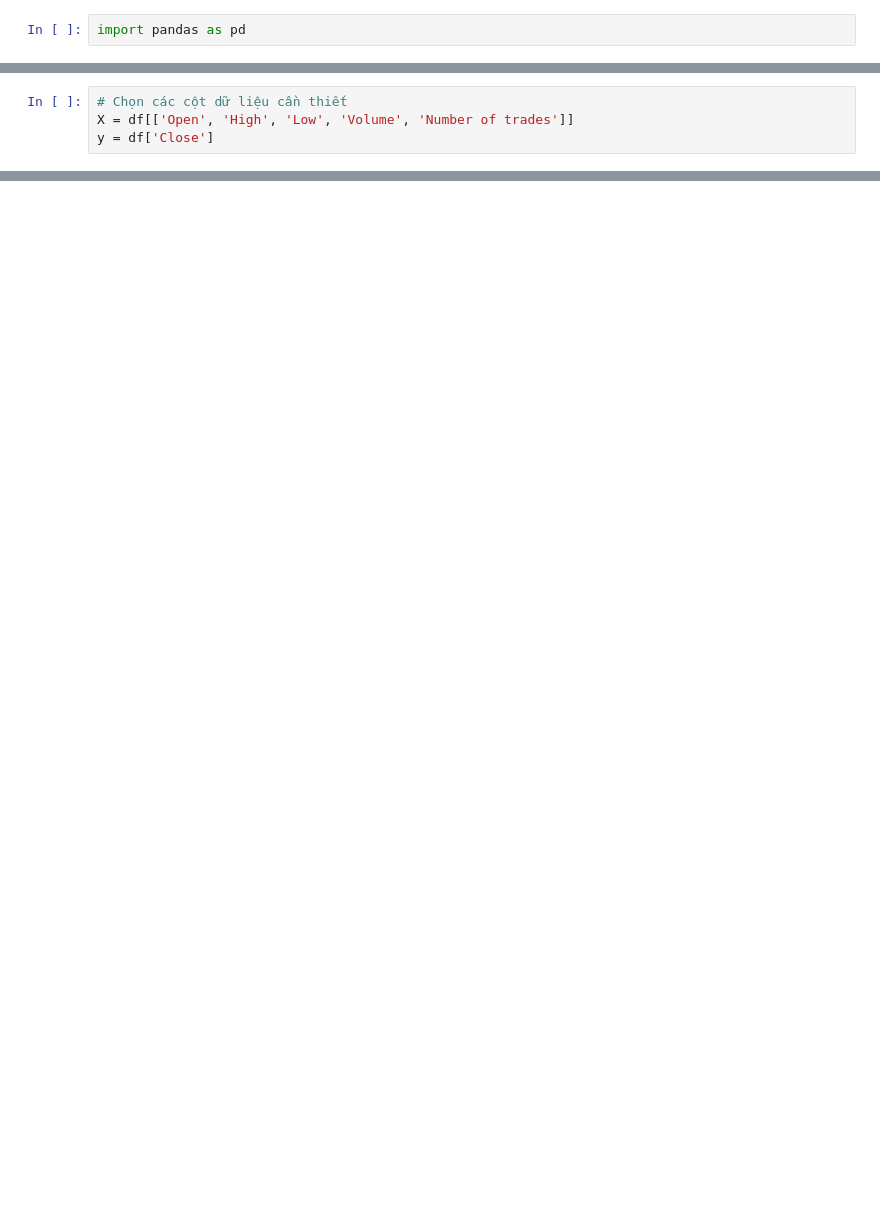
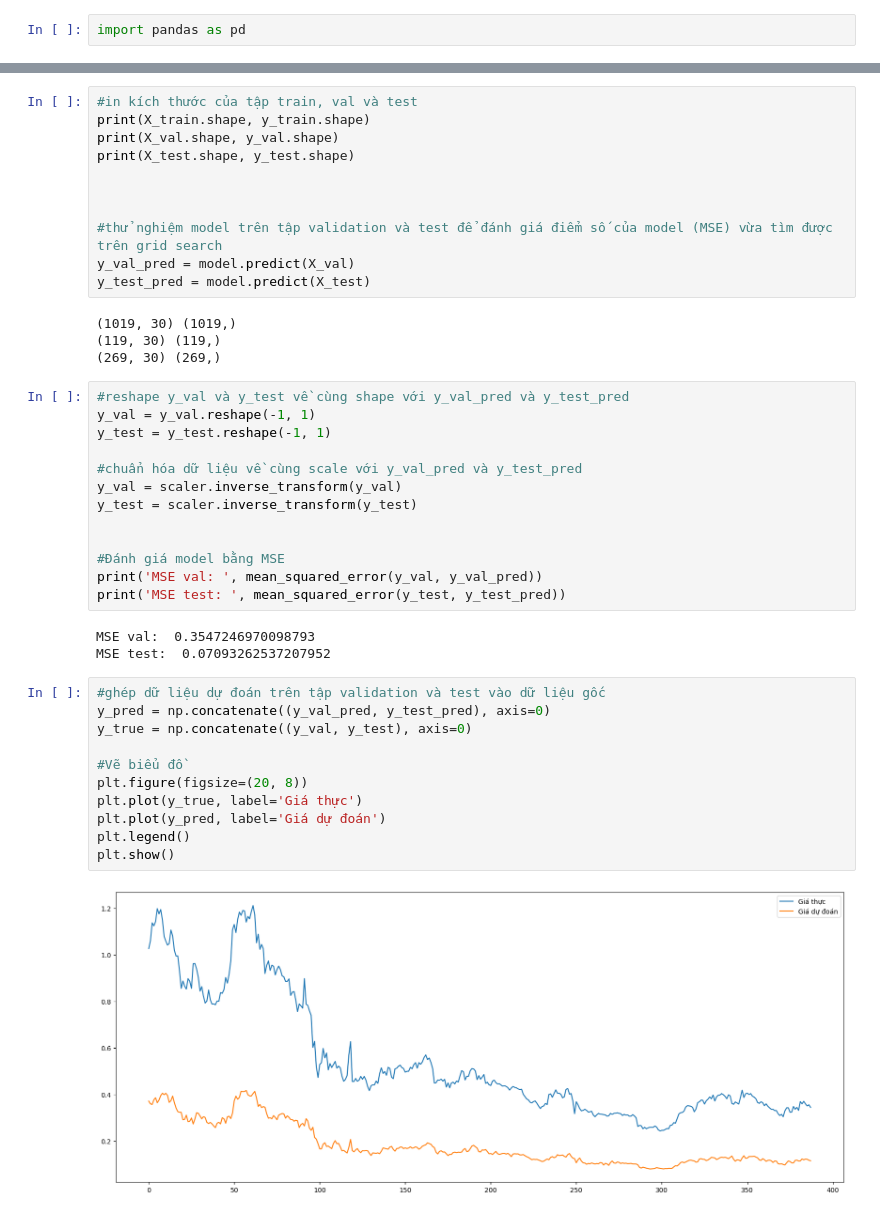
Before and after one commit to hoapham2k2/IS403.N21.HTTT_Nhom6, a Jupyter notebook: SVR.ipynb, the cells around one changed output, grey strips where cells are left out. Cells and saved outputs as stored; diff of their text form; blank space fills up the shorter version.

```diff
--- a/SVR.ipynb
+++ b/SVR.ipynb
@@ -41,4 +34,0 @@ df
-# %%
-# Chọn các cột dữ liệu cần thiết
-X = df[['Open', 'High', 'Low', 'Volume', 'Number of trades']]
-y = df['Close']
@@ -129,0 +209,44 @@ plt.show()
+# %%
+#in kích thước của tập train, val và test
+print(X_train.shape, y_train.shape)
+print(X_val.shape, y_val.shape)
+print(X_test.shape, y_test.shape)
+
+
+
+#thử nghiệm model trên tập validation và test để đánh giá điểm số của model (MSE) vừa tìm được trên grid search
+y_val_pred = model.predict(X_val)
+y_test_pred = model.predict(X_test)
+# %% [output]
+(1019, 30) (1019,)
+(119, 30) (119,)
+(269, 30) (269,)
+# %%
+#reshape y_val và y_test về cùng shape với y_val_pred và y_test_pred
+y_val = y_val.reshape(-1, 1)
+y_test = y_test.reshape(-1, 1)
+
+#chuẩn hóa dữ liệu về cùng scale với y_val_pred và y_test_pred
+y_val = scaler.inverse_transform(y_val)
+y_test = scaler.inverse_transform(y_test)
+
+
+#Đánh giá model bằng MSE
+print('MSE val: ', mean_squared_error(y_val, y_val_pred))
+print('MSE test: ', mean_squared_error(y_test, y_test_pred))
+# %% [output]
+MSE val:  0.3547246970098793
+MSE test:  0.07093262537207952
+# %%
+#ghép dữ liệu dự đoán trên tập validation và test vào dữ liệu gốc
+y_pred = np.concatenate((y_val_pred, y_test_pred), axis=0)
+y_true = np.concatenate((y_val, y_test), axis=0)
+
+#Vẽ biểu đồ
+plt.figure(figsize=(20, 8))
+plt.plot(y_true, label='Giá thực')
+plt.plot(y_pred, label='Giá dự đoán')
+plt.legend()
+plt.show()
+# %% [output]
+[figure, added]
```
Also changed, not shown: parts of 29 cells of this notebook.
